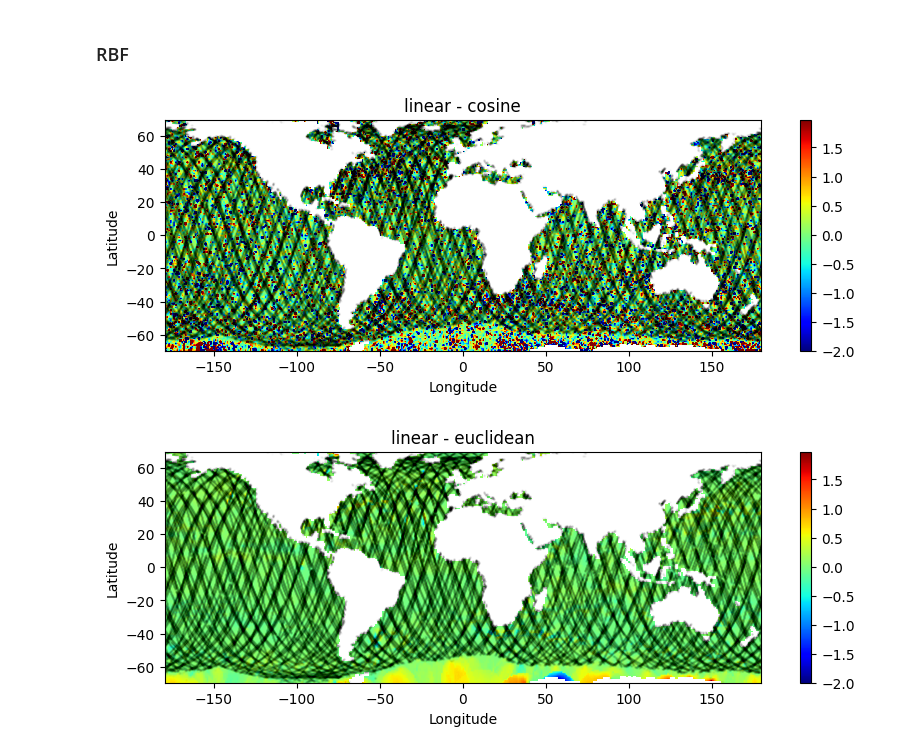
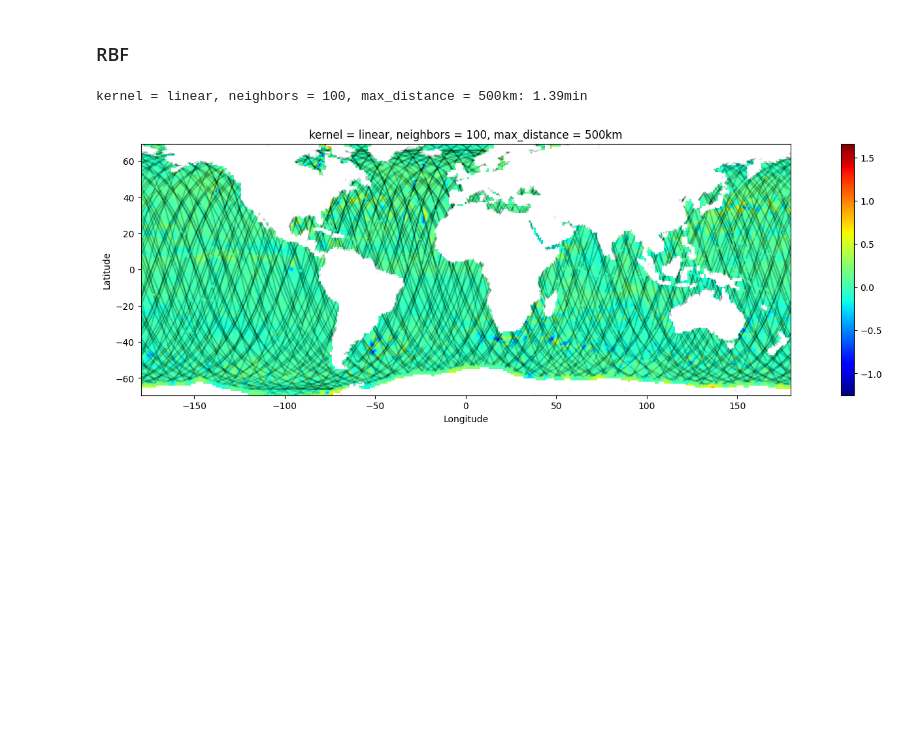
Before and after one commit to CasperTBangHansen/AltimeterGridding, a Jupyter notebook: ExploreGridding.ipynb, the cells around one changed output. Drawn from its saved outputs; the diff is of its cells as text; code cells hidden in the pictures; blank space fills up the shorter version.

Commit message:
Speedup and distance

```diff
--- a/ExploreGridding.ipynb
+++ b/ExploreGridding.ipynb
@@ -160,22 +161,21 @@ distances = ["euclidean"]
-# %%
-f = {}
-y = {}
-for kernel in kernels:
-    f[kernel] = {}
-    y[kernel] = {}
-    for distance in distances:
-        start = perf_counter()
-        f[kernel][distance] = RBFInterpolator(lonlat, data, neighbors=100, kernel=kernel, distance=distance)
-        y[kernel][distance] = f[kernel][distance](grid_lonlat).reshape(x_grid.shape)
-        print(f"{kernel} - {distance}: {perf_counter() - start:.2f}")
+# %%
+ocean_mask = ~np.isnan(landmask_grid.z.data)
+ocean_mask_flat = ocean_mask.flatten()
+interp_y = np.empty(ocean_mask.shape, dtype=np.float64)
+interp_y.fill(np.nan)
+# %%
+kernel = "linear"
+neighbors = 100
+max_distance = 500 #km
+min_points = 2
+start = perf_counter()
+interp_func = RBFInterpolator(lonlat, data, neighbors=neighbors, kernel=kernel, max_distance=max_distance, min_points=min_points)
+interp_y[ocean_mask] = interp_func(grid_lonlat[ocean_mask_flat])
+print(f"kernel = {kernel}, neighbors = {neighbors}, max_distance = {max_distance}km: {(perf_counter() - start)/60:.2f}min")
+# %% [output]
+kernel = linear, neighbors = 100, max_distance = 500km: 1.39min
 # %%
-for kernel in kernels:
-    if kernel not in y:
-        continue
-    for distance in distances:
-        if distance not in y[kernel]:
-            continue
-        plot_grid(x_grid=x_grid, y_grid=y_grid, grid=y[kernel][distance], landmask=landmask_grid.z.data, points_lon=lon, points_lat=lat, figsize=FIGSIZE, cmap=CMAP, vmax=vmax, vmin=vmin, title=f"{kernel} - {distance}")
+plot_grid(x_grid=x_grid, y_grid=y_grid, grid=interp_y, landmask=landmask_grid.z.data, points_lon=lon, points_lat=lat, figsize=(20,5), cmap=CMAP, title=f"kernel = {kernel}, neighbors = {neighbors}, max_distance = {max_distance}km")
+plt.show()
 # %% [output]
-[figure, old version]
+[figure, new version]
-[figure, removed]
```
Also changed, not shown: parts of 5 cells of this notebook, 5 other files.
